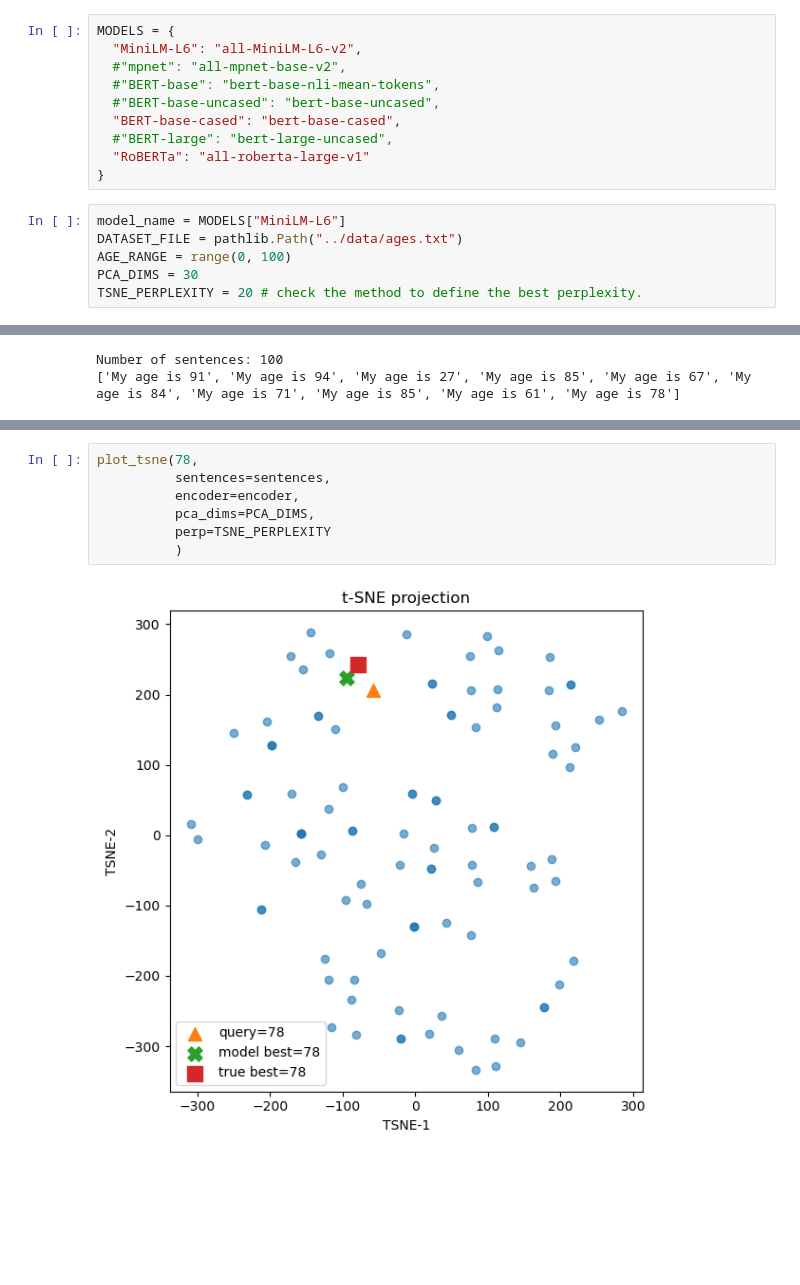
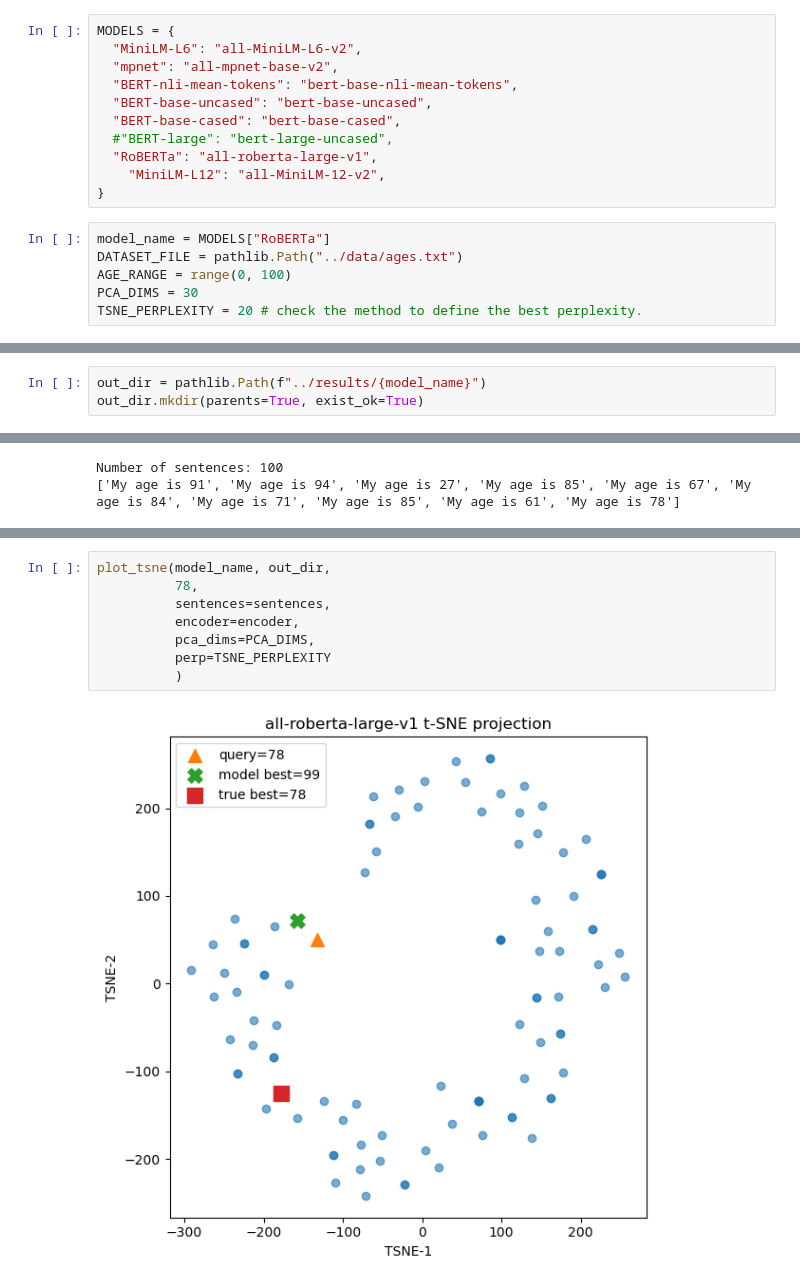
Before and after one commit to ricardoescu/NumberEncoding, a Jupyter notebook: src/main.ipynb, the cells around one changed output, grey strips where cells are left out. Drawn from its saved outputs; the diff is of its cells as text; blank space fills up the shorter version.

```diff
--- a/src/main.ipynb
+++ b/src/main.ipynb
@@ -51,15 +23,16 @@ from models import SentenceEncoder
 # %%
 MODELS = {
   "MiniLM-L6": "all-MiniLM-L6-v2",
-  #"mpnet": "all-mpnet-base-v2",
-  #"BERT-base": "bert-base-nli-mean-tokens",
-  #"BERT-base-uncased": "bert-base-uncased",
+  "mpnet": "all-mpnet-base-v2",
+  "BERT-nli-mean-tokens": "bert-base-nli-mean-tokens",
+  "BERT-base-uncased": "bert-base-uncased",
   "BERT-base-cased": "bert-base-cased",
   #"BERT-large": "bert-large-uncased",
-  "RoBERTa": "all-roberta-large-v1"
+  "RoBERTa": "all-roberta-large-v1",
+    "MiniLM-L12": "all-MiniLM-12-v2",
 }
 # %%
-model_name = MODELS["MiniLM-L6"]
+model_name = MODELS["RoBERTa"]
 DATASET_FILE = pathlib.Path("../data/ages.txt")
 AGE_RANGE = range(0, 100)
 PCA_DIMS = 30
@@ -69,3 +46,6 @@ encoder = SentenceEncoder(model_name)
+# %%
+out_dir = pathlib.Path(f"../results/{model_name}")
+out_dir.mkdir(parents=True, exist_ok=True)
 # %%
 #generate_sentence() # already generated.
 sentences = load_sentences(path=DATASET_FILE)
@@ -84,9 +104,10 @@ plot_concentration(results['true'], results['pred'], results['errors'])
 # %%
-plot_tsne(78,
+plot_tsne(model_name, out_dir,
+          78,
           sentences=sentences,
           encoder=encoder,
           pca_dims=PCA_DIMS,
           perp=TSNE_PERPLEXITY
           )
 # %% [output]
-[figure, old version]
+[figure, new version]
```
Also changed, not shown: parts of 14 cells of this notebook, 59 other files.
